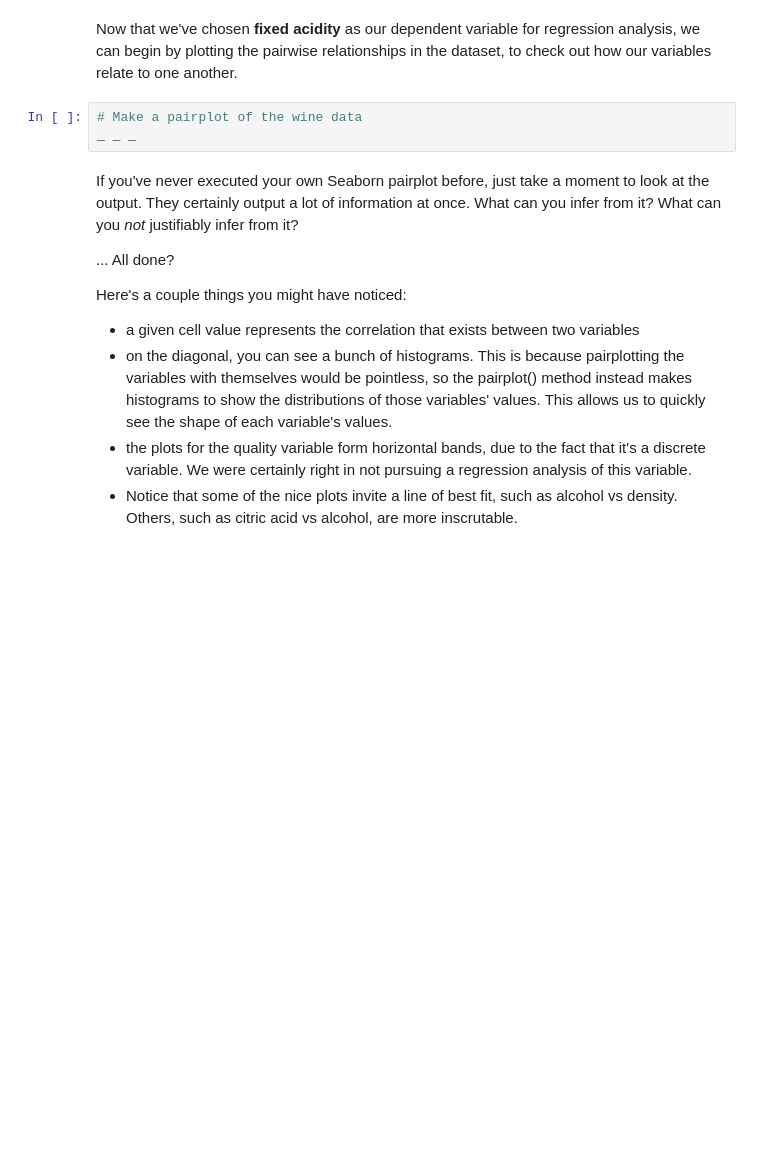
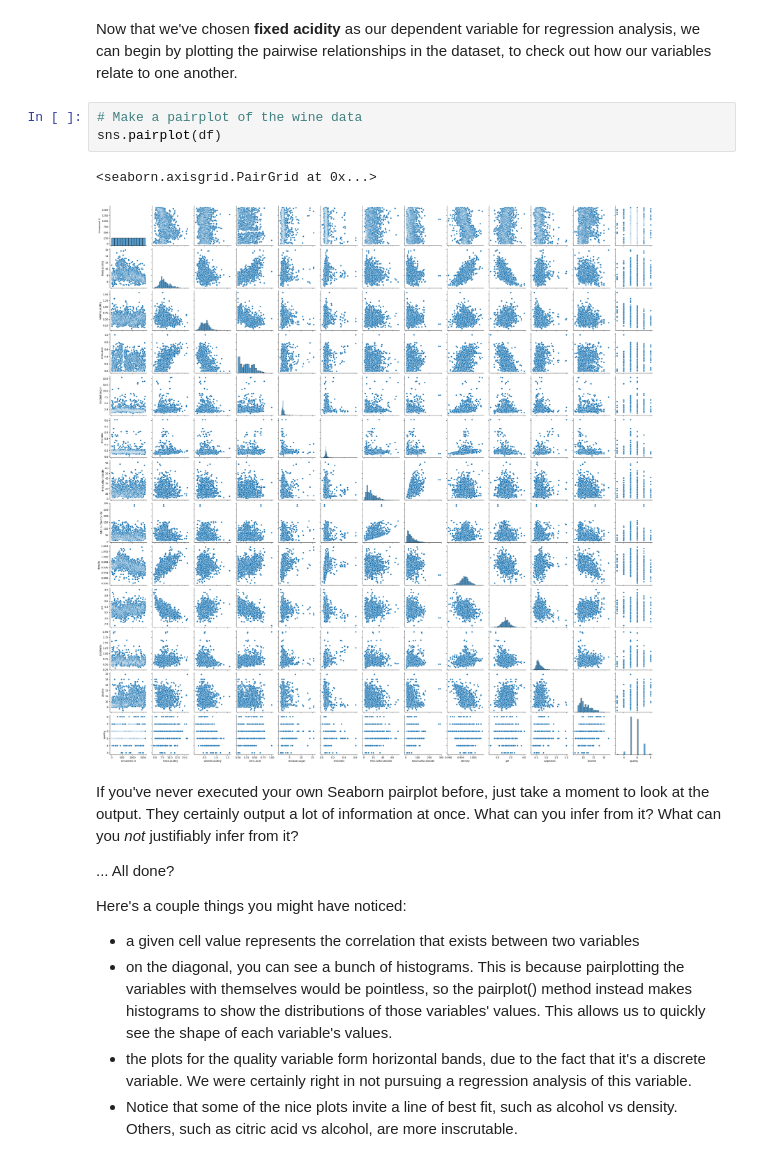
Before and after one commit to rinkylia2997/Statistical_Inference_Linear_Regression_Case_S, a Jupyter notebook: Springboard Regression Case Study - the Red Wine Dataset - Tier 3.ipynb, the cells around one changed output. Cells and saved outputs as stored; diff of their text form; blank space fills up the shorter version.

Commit message:
completed EDA using visuatization primarily via correlation matrices , pair plots and heat maps

```diff
--- a/Springboard Regression Case Study - the Red Wine Dataset - Tier 3.ipynb
+++ b/Springboard Regression Case Study - the Red Wine Dataset - Tier 3.ipynb
@@ -201,7 +201,10 @@ The heading of this stage of the data science pipeline ('Cleaning, Transforming,
 Now that we've chosen **fixed acidity** as our dependent variable for regression analysis, we can begin by plotting the pairwise relationships in the dataset, to check out how our variables relate to one another.
 # %%
 # Make a pairplot of the wine data
-_ _ _
+sns.pairplot(df)
+# %% [output]
+<seaborn.axisgrid.PairGrid at 0x...>
+[figure, added]
 # %% [markdown]
 If you've never executed your own Seaborn pairplot before, just take a moment to look at the output. They certainly output a lot of information at once. What can you infer from it? What can you *not* justifiably infer from it?
 
```
Also changed, not shown: parts of 5 cells of this notebook.
